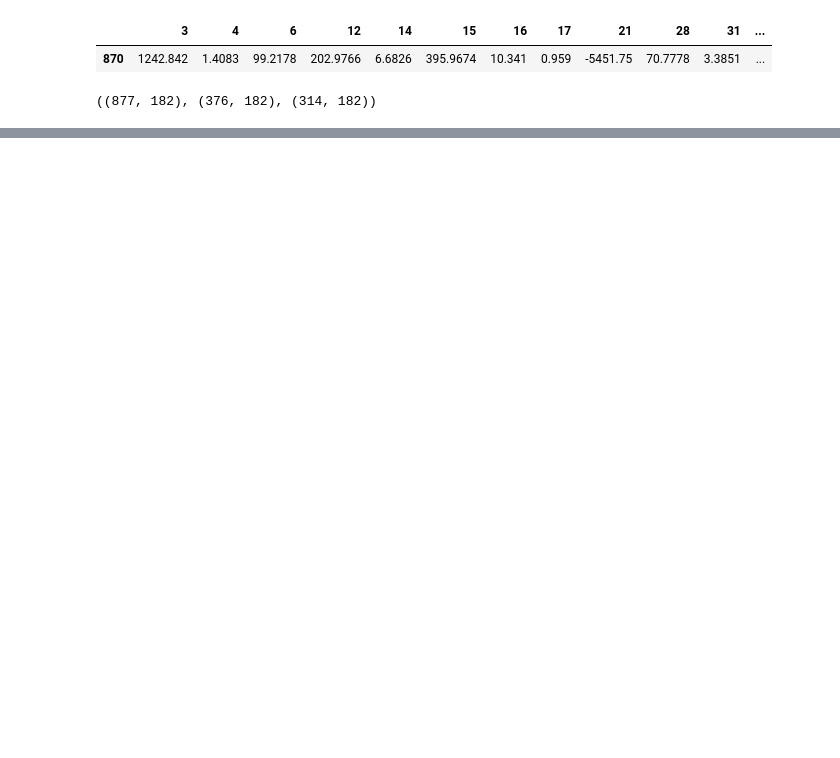
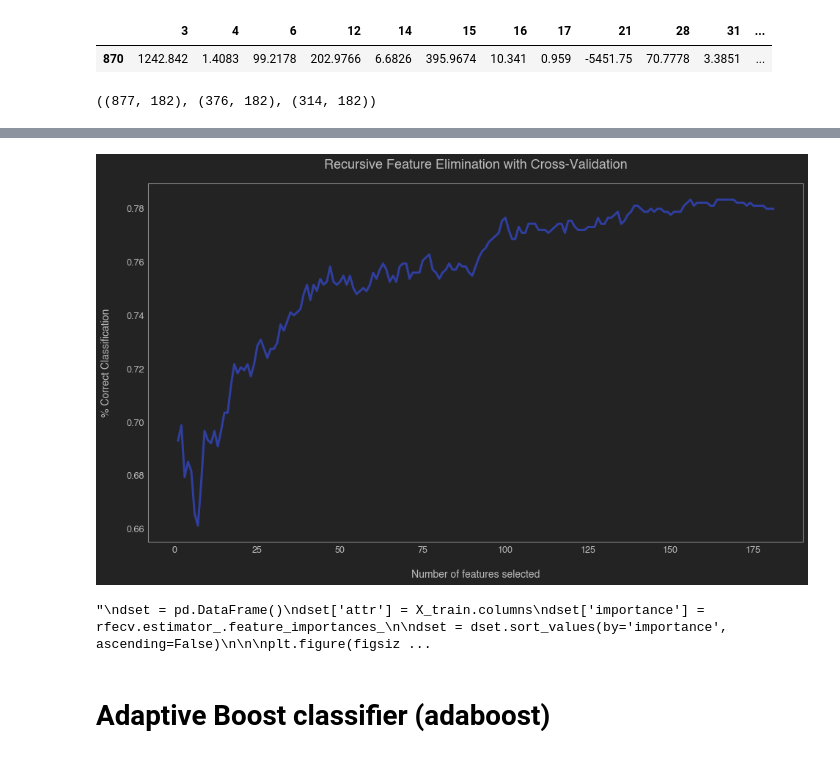
Before and after one commit to Ken-Alviola/individual_project, a Jupyter notebook: explore_semicon.ipynb, the cells around one changed output, grey strips where cells are left out. Drawn from its saved outputs; the diff is of its cells as text; code cells hidden in the pictures; blank space fills up the shorter version.

```diff
--- a/explore_semicon.ipynb
+++ b/explore_semicon.ipynb
@@ -165,0 +266,10 @@ train_scaled.shape, validate_scaled.shape, test_scaled.shape
+# %%
+plt.figure(figsize=(16, 9))
+plt.title('Recursive Feature Elimination with Cross-Validation', fontsize=18, fontweight='bold', pad=20)
+plt.xlabel('Number of features selected', fontsize=14, labelpad=20)
+plt.ylabel('% Correct Classification', fontsize=14, labelpad=20)
+plt.plot(range(1, len(rfecv.grid_scores_) + 1), rfecv.grid_scores_, color='#303F9F', linewidth=3)
+
+plt.show()
+# %% [output]
+[figure, added]
@@ -165,0 +278,19 @@ train_scaled.shape, validate_scaled.shape, test_scaled.shape
+# %%
+'''
+dset = pd.DataFrame()
+dset['attr'] = X_train.columns
+dset['importance'] = rfecv.estimator_.feature_importances_
+
+dset = dset.sort_values(by='importance', ascending=False)
+
+
+plt.figure(figsize=(16, 14))
+plt.barh(y=dset['attr'], width=dset['importance'], color='#1976D2')
+plt.title('RFECV - Feature Importances', fontsize=20, fontweight='bold', pad=20)
+plt.xlabel('Importance', fontsize=14, labelpad=20)
+plt.show()
+'''
+# %% [output]
+"\ndset = pd.DataFrame()\ndset['attr'] = X_train.columns\ndset['importance'] = rfecv.estimator_.feature_importances_\n\ndset = dset.sort_values(by='importance', ascending=False)\n\n\nplt.figure(figsiz ...
+# %% [markdown]
+# Adaptive Boost classifier (adaboost)
```
Also changed, not shown: parts of 89 cells of this notebook, 1 other file.
